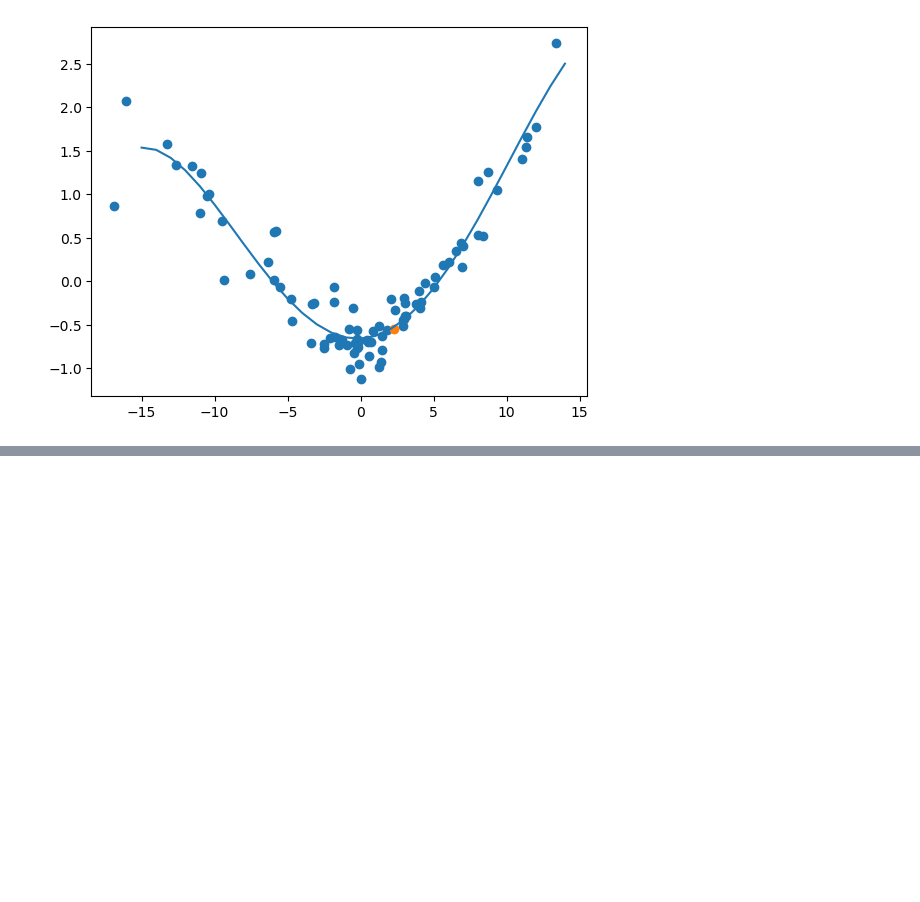
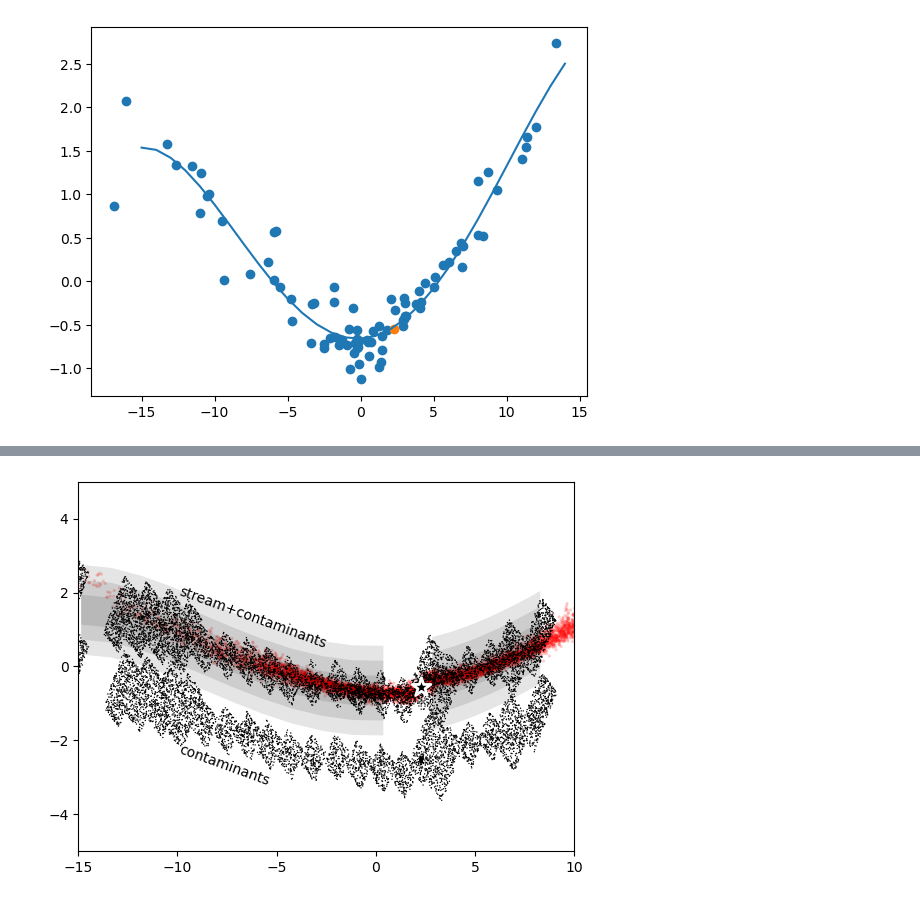
Before and after one commit to ybillchen/GC_stream, a Jupyter notebook: notebooks/GC-streams-mass.ipynb, the cells around one changed output, grey strips where cells are left out. Drawn from its saved outputs; the diff is of its cells as text; code cells hidden in the pictures; blank space fills up the shorter version.

```diff
--- a/notebooks/GC-streams-mass.ipynb
+++ b/notebooks/GC-streams-mass.ipynb
@@ -247,0 +459,95 @@ for seg, width in zip(segs, gaus_widths):
+# %%
+key = 'Pal_5'
+mass_func = kroupa
+yaxis = 'phi2'
+
+stream = ds_i19[key]
+stream_bg = ds_i19_bg[key]
+
+# plot mock stars and prog GC
+x = mockstream.phi1
+x_prog = mockstream.prog_phi1
+if yaxis == 'phi2hat':
+    y = mockstream.phi2hat
+elif yaxis == 'phi2':
+    y = mockstream.phi2
+else:
+    raise AttributeError
+plt.scatter(x, y, s=5, ec='none', fc='r', alpha=0.2)
+
+# plot observed stars and prog GC
+x = stream.phi1
+x_bg = stream_bg.phi1
+x_prog = stream.prog_phi1
+if yaxis == 'phi2hat':
+    y = stream.phi2hat
+    y_bg = stream_bg.phi2hat
+    y_prog = stream.prog_phi2hat
+elif yaxis == 'phi2':
+    y = stream.phi2
+    y_bg = stream_bg.phi2
+    y_prog = stream.prog_phi2
+else:
+    raise AttributeError
+plt.scatter(x, y, s=1, ec='none', fc='k')
+plt.scatter(x_bg, y_bg-2, s=1, ec='none', fc='k')
+plt.scatter(x_prog, y_prog, s=200, ec='w', fc='k', marker='*', lw=2)
+
+# detect segments
+segs = detect_segs(stream)
+
+# distance and distance modulus
+dist = np.full_like(stream.phi1, fill_value=stream.c_prog.distance.to_value('kpc'))
+dist_bg = np.full_like(stream_bg.phi1, fill_value=stream_bg.c_prog.distance.to_value('kpc'))
+dist_mod = 5*(np.log10(dist)+2)
+dist_bg_mod = 5*(np.log10(dist_bg)+2)
+
+# select isochrone
+iso_idx = select_iso(stream.color, stream.mag - dist_mod, iso_cfht_list, "g'mag", "r'mag", "r'mag")
+
+# calculate mass of stars, minimum observable mass, maximum survived mass
+masses = calc_mass(stream.mag - dist_mod, iso_cfht_list[iso_idx], "r'mag")
+masses_bg = calc_mass(stream_bg.mag - dist_bg_mod, iso_cfht_list[iso_idx], "r'mag")
+mass_min = calc_mass(r_limit - dist_mod, iso_cfht_list[iso_idx], "r'mag")
+mass_min_bg = calc_mass(r_limit - dist_bg_mod, iso_cfht_list[iso_idx], "r'mag")
+mass_max = np.max(iso_cfht_list[iso_idx]['Mini'][iso_cfht_list[iso_idx]['label']<=3])
+
+# weights of stars to correct for missing stars
+weights = mass_func(0, mass_max) / mass_func(mass_min, mass_max)
+weights_bg = mass_func(0, mass_max) / mass_func(mass_min_bg, mass_max)
+
+# print('total mass = %g Msun'%(np.sum(masses*weights)-np.sum(masses_bg*weights_bg)))
+
+mtot = 0
+
+# now, look at individual segments
+gaus_widths = calc_selection_function(stream, segs)
+for seg, width in zip(segs, gaus_widths):
+    # plot the Gaussian width
+    for factor in [1,2,3]:
+        if yaxis == 'phi2hat':
+            x = seg
+            y = np.zeros_like(seg)
+        elif yaxis == 'phi2':
+            x = np.linspace(seg[0], seg[1], 11)
+            y = stream.fit_poly(x)
+        plt.fill_between(x, y-factor*width, y+factor*width, fc='k', ec='none', alpha=0.1)
+
+    mask = (stream.phi1>seg[0]) & (stream.phi1<seg[1])
+    mask_bg = (stream_bg.phi1>seg[0]) & (stream_bg.phi1<seg[1])
+
+    print('mass of a segment = %g Msun'%(np.sum(masses[mask]*weights[mask])-np.sum(masses_bg[mask_bg]*weights_bg[mask_bg])))
+    # print('mass of a segment = %g Msun'%(np.sum(masses[mask]*weights[mask])))
+    # print('mass of a segment = %g Msun'%(np.sum(masses_bg[mask_bg]*weights_bg[mask_bg])))
+    mtot += np.sum(masses[mask]*weights[mask])-np.sum(masses_bg[mask_bg]*weights_bg[mask_bg])
+
+print('total mass from CFHT = %g Msun'%mtot)
+
+plt.xlim(-15,10)
+plt.ylim(-5,5)
+
+plt.text(-10, 0.5, 'stream+contaminants', rotation=-20)
+plt.text(-10, -3.2, 'contaminants', rotation=-20)
+
+plt.show()
+# %% [output]
@@ -247,0 +557 @@ for seg, width in zip(segs, gaus_widths):
+[figure, added]
```
Also changed, not shown: parts of 37 cells of this notebook, 2 other files.
